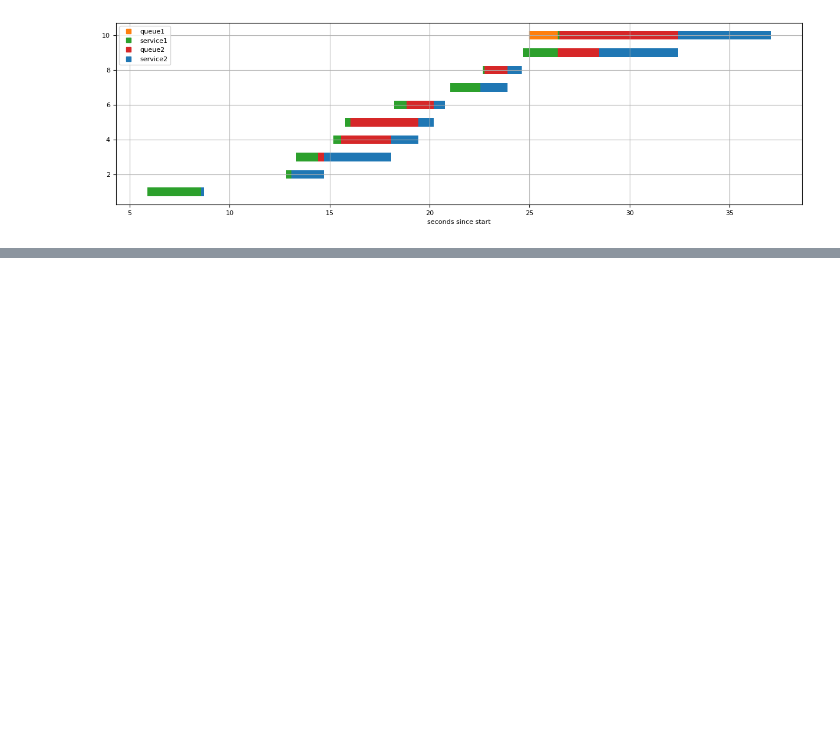
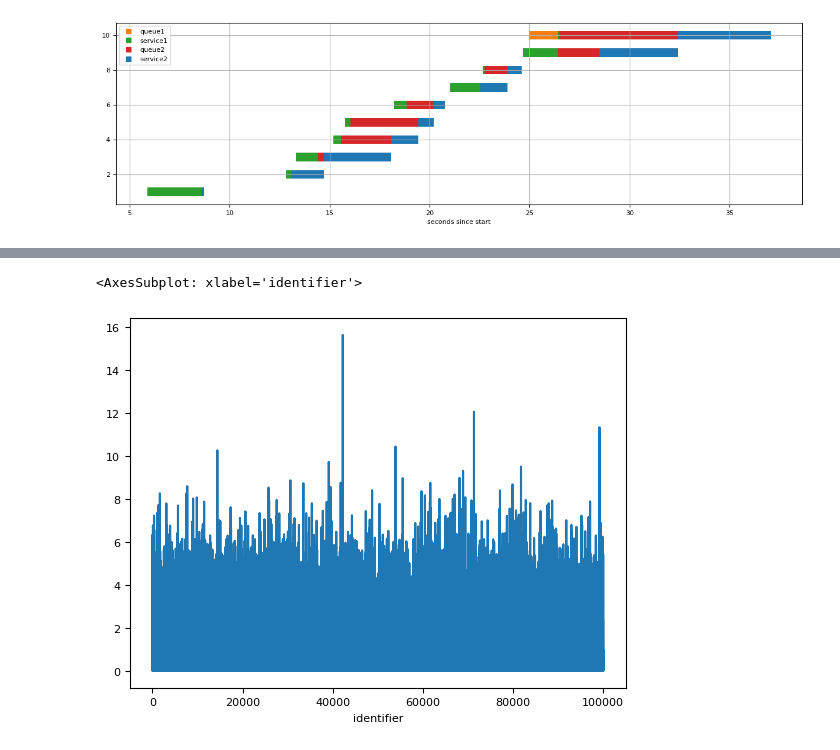
Before and after one commit to viniciuslettieri/2022.2---Avaliacao-e-Desempenho, a Jupyter notebook: Simulacoes/analise_simulacao.ipynb, the cells around one changed output, grey strips where cells are left out. Saved outputs shown, nothing was run; the diff lists cells and outputs as text; code cells hidden in the pictures; blank space fills up the shorter version.

```diff
--- a/Simulacoes/analise_simulacao.ipynb
+++ b/Simulacoes/analise_simulacao.ipynb
@@ -68,0 +103,5 @@ resumo("sequencia_longa.csv")
+# %%
+statistics["tm_service2"].plot()
+# %% [output]
+<AxesSubplot: xlabel='identifier'>
+[figure, added]
```
Also changed, not shown: parts of 9 cells of this notebook, 4 other files.
